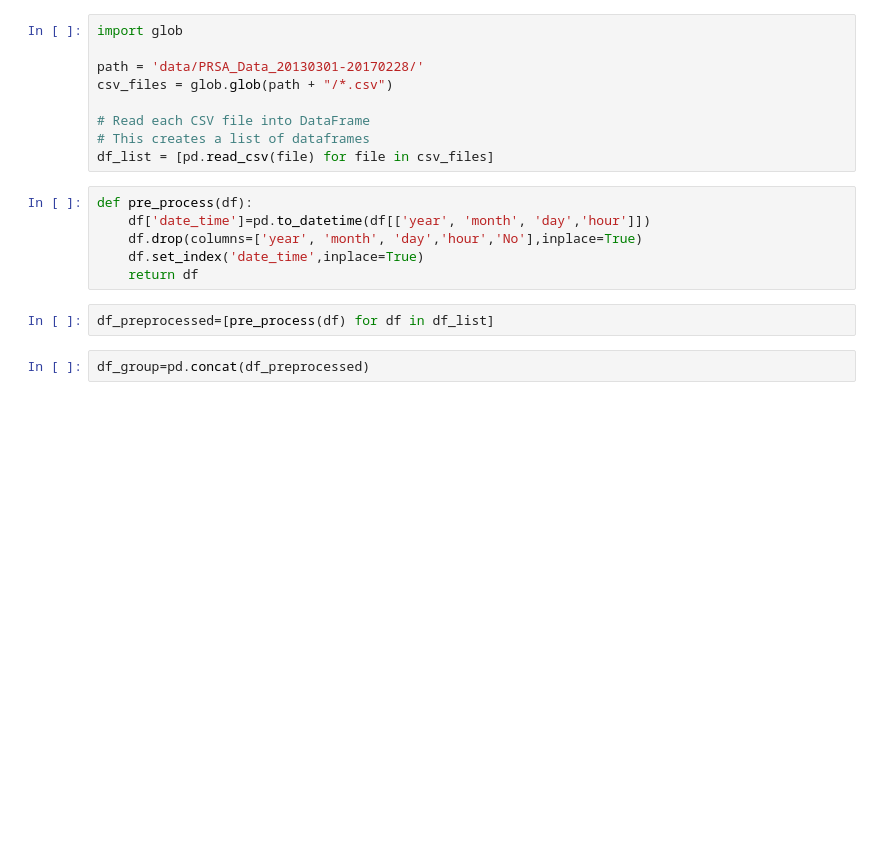
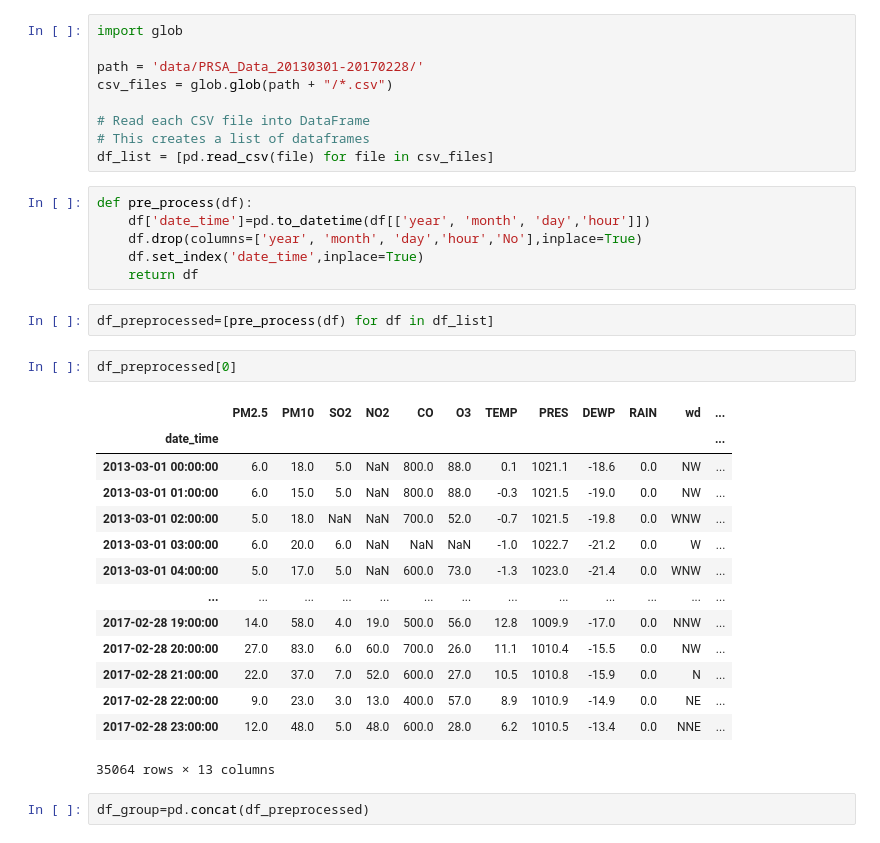
Before and after one commit to shernandez-ucm/trax, a Jupyter notebook: beijing_multi_site.ipynb, the cells around one changed output. Cells and saved outputs as stored; diff of their text form; blank space fills up the shorter version.

```diff
--- a/beijing_multi_site.ipynb
+++ b/beijing_multi_site.ipynb
@@ -18,6 +18,23 @@ def pre_process(df):
     return df
 # %%
 df_preprocessed=[pre_process(df) for df in df_list]
+# %%
+df_preprocessed[0]
+# %% [output]
+|  | PM2.5 | PM10 | SO2 | NO2 | CO | O3 | TEMP | PRES | DEWP | RAIN | wd | ... |
+| date_time |  |  |  |  |  |  |  |  |  |  |  | ... |
+| 2013-03-01 00:00:00 | 6.0 | 18.0 | 5.0 | NaN | 800.0 | 88.0 | 0.1 | 1021.1 | -18.6 | 0.0 | NW | ... |
+| 2013-03-01 01:00:00 | 6.0 | 15.0 | 5.0 | NaN | 800.0 | 88.0 | -0.3 | 1021.5 | -19.0 | 0.0 | NW | ... |
+| 2013-03-01 02:00:00 | 5.0 | 18.0 | NaN | NaN | 700.0 | 52.0 | -0.7 | 1021.5 | -19.8 | 0.0 | WNW | ... |
+| 2013-03-01 03:00:00 | 6.0 | 20.0 | 6.0 | NaN | NaN | NaN | -1.0 | 1022.7 | -21.2 | 0.0 | W | ... |
+| 2013-03-01 04:00:00 | 5.0 | 17.0 | 5.0 | NaN | 600.0 | 73.0 | -1.3 | 1023.0 | -21.4 | 0.0 | WNW | ... |
+| ... | ... | ... | ... | ... | ... | ... | ... | ... | ... | ... | ... | ... |
+| 2017-02-28 19:00:00 | 14.0 | 58.0 | 4.0 | 19.0 | 500.0 | 56.0 | 12.8 | 1009.9 | -17.0 | 0.0 | NNW | ... |
+| 2017-02-28 20:00:00 | 27.0 | 83.0 | 6.0 | 60.0 | 700.0 | 26.0 | 11.1 | 1010.4 | -15.5 | 0.0 | NW | ... |
+| 2017-02-28 21:00:00 | 22.0 | 37.0 | 7.0 | 52.0 | 600.0 | 27.0 | 10.5 | 1010.8 | -15.9 | 0.0 | N | ... |
+| 2017-02-28 22:00:00 | 9.0 | 23.0 | 3.0 | 13.0 | 400.0 | 57.0 | 8.9 | 1010.9 | -14.9 | 0.0 | NE | ... |
+| 2017-02-28 23:00:00 | 12.0 | 48.0 | 5.0 | 48.0 | 600.0 | 28.0 | 6.2 | 1010.5 | -13.4 | 0.0 | NNE | ... |
+35064 rows × 13 columns
 # %%
 df_group=pd.concat(df_preprocessed)
 # %%
```
Also changed, not shown: parts of 9 cells of this notebook, 3 other files.
